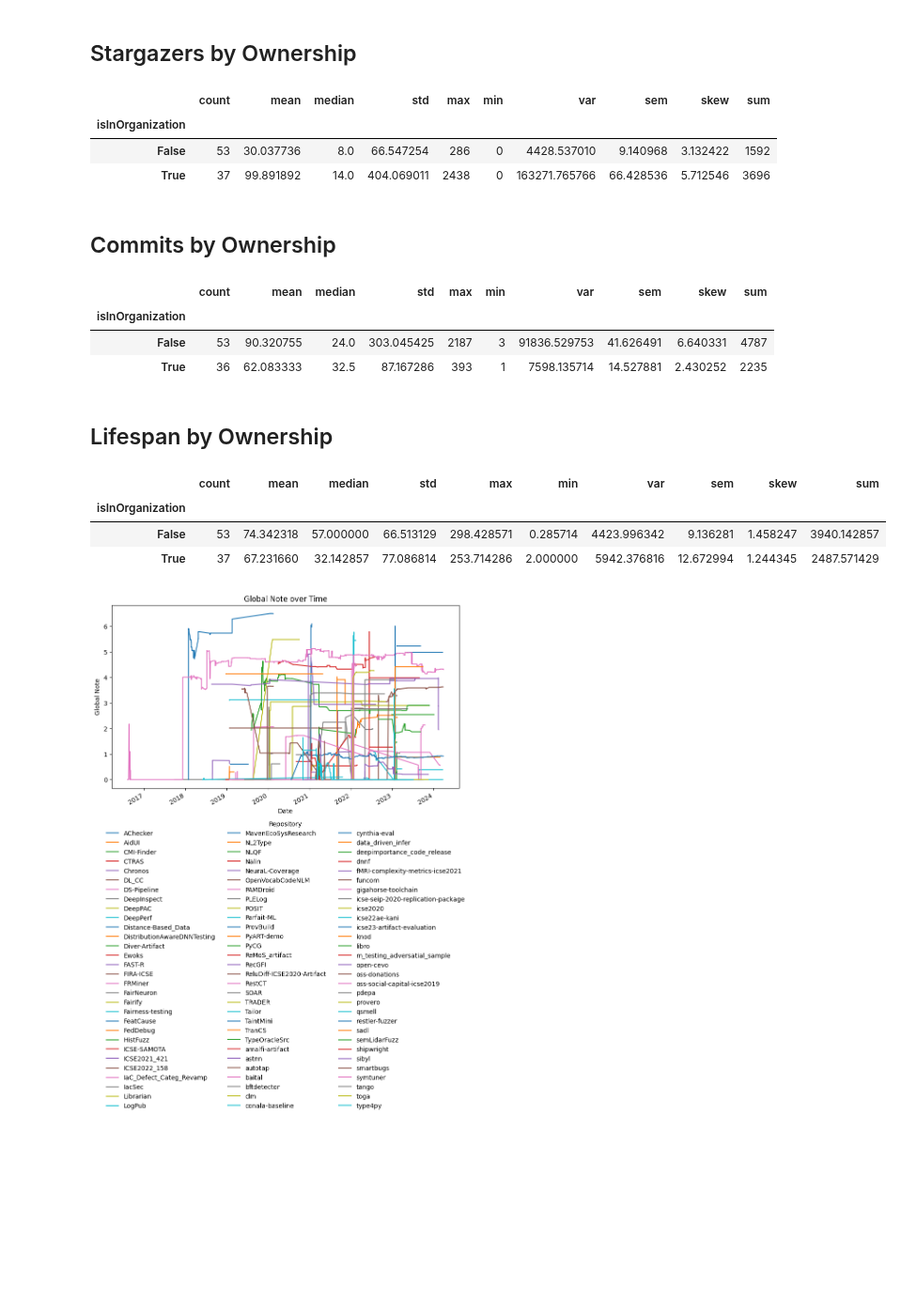
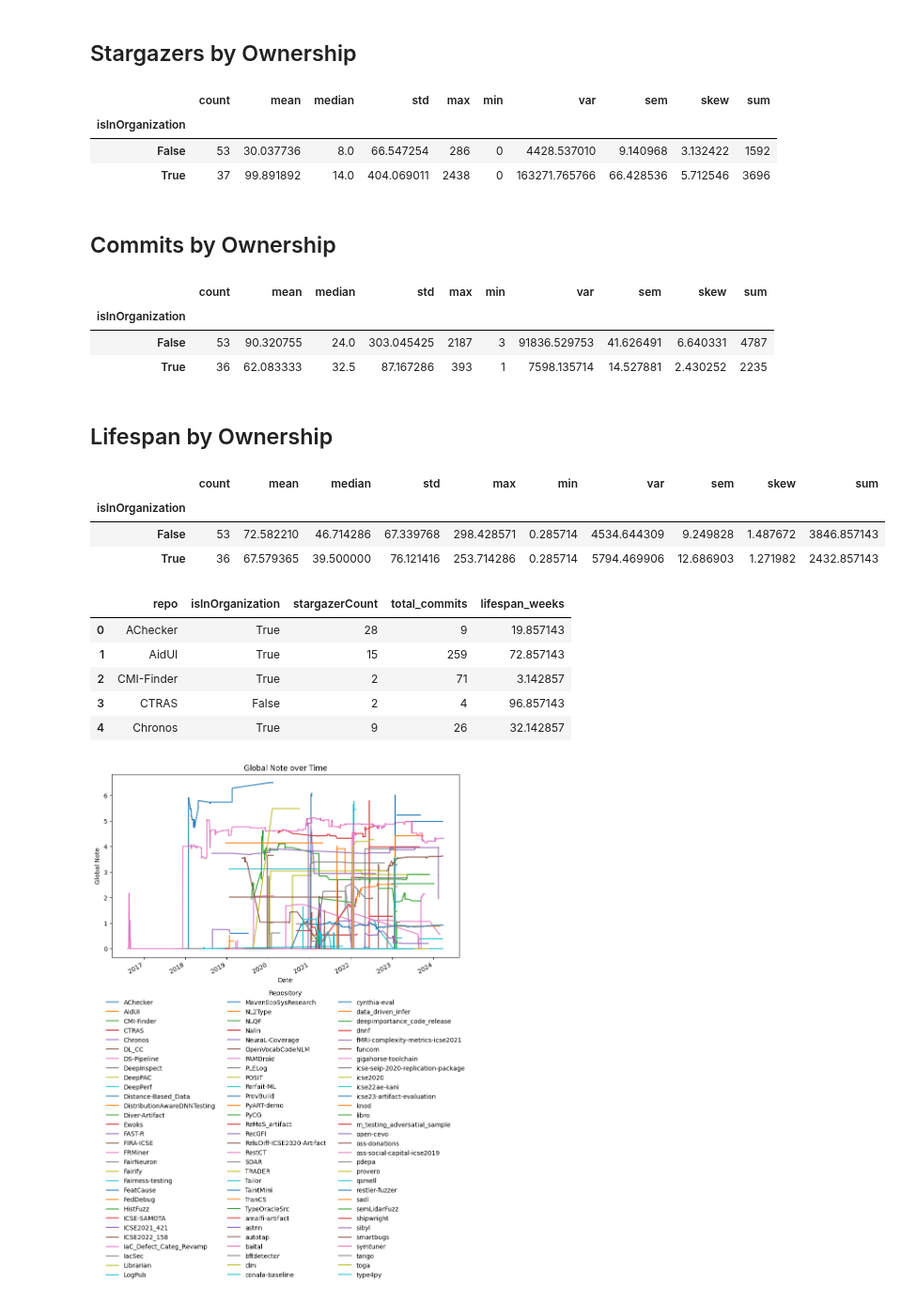
Before and after one commit to Majistaten/PyCIRAS, a Jupyter notebook: notebooks/Untitled.ipynb, the cells around one changed output. Shown at 94% size. Saved outputs shown, nothing was run; the diff lists cells and outputs as text; code cells hidden in the pictures; blank space fills up the shorter version.

```diff
--- a/notebooks/Untitled.ipynb
+++ b/notebooks/Untitled.ipynb
@@ -112,36 +112,43 @@ sns.scatterplot(ax=axes[1, 1], data=merged_metadata_git, x="lifespan_weeks", y="
 axes[1, 1].set_title("Number of Stars vs lifespan (Color by Ownership)")
 axes[1, 1].set_xlabel("Lifespan")
 axes[1, 1].set_ylabel("Stargazers")
 axes[1, 1].set_xscale("log")
 axes[1, 1].set_yscale("log")
 
 plt.show()
 stars_by_ownership = metadata_df.groupby('isInOrganization')['stargazerCount'].agg(['count', 'mean', 'median', 'std', 'max', 'min', 'var', 'sem', 'skew', 'sum'])
 display(HTML('<h2>Stargazers by Ownership</h2>'))
 display(stars_by_ownership)
 commits_by_ownership = merged_metadata_git.groupby('isInOrganization')['total_commits'].agg(['count', 'mean', 'median', 'std', 'max', 'min', 'var', 'sem', 'skew', 'sum'])
 display(HTML('<h2>Commits by Ownership</h2>'))
 display(commits_by_ownership)
-lifespan_by_ownershit = metadata_df.groupby('isInOrganization')['lifespan_weeks'].agg(['count', 'mean', 'median', 'std', 'max', 'min', 'var', 'sem', 'skew', 'sum'])
+lifespan_by_ownershit = merged_metadata_git.groupby('isInOrganization')['lifespan_weeks'].agg(['count', 'mean', 'median', 'std', 'max', 'min', 'var', 'sem', 'skew', 'sum'])
 display(HTML('<h2>Lifespan by Ownership</h2>'))
 display(lifespan_by_ownershit)
+display(merged_metadata_git.head())
 # %% [output]
 [figure]
 Stargazers by Ownership
 |  | count | mean | median | std | max | min | var | sem | skew | sum |
 | isInOrganization |  |  |  |  |  |  |  |  |  |  |
 | False | 53 | 30.037736 | 8.0 | 66.547254 | 286 | 0 | 4428.537010 | 9.140968 | 3.132422 | 1592 |
 | True | 37 | 99.891892 | 14.0 | 404.069011 | 2438 | 0 | 163271.765766 | 66.428536 | 5.712546 | 3696 |
 Commits by Ownership
 |  | count | mean | median | std | max | min | var | sem | skew | sum |
 | isInOrganization |  |  |  |  |  |  |  |  |  |  |
 | False | 53 | 90.320755 | 24.0 | 303.045425 | 2187 | 3 | 91836.529753 | 41.626491 | 6.640331 | 4787 |
 | True | 36 | 62.083333 | 32.5 | 87.167286 | 393 | 1 | 7598.135714 | 14.527881 | 2.430252 | 2235 |
 Lifespan by Ownership
 |  | count | mean | median | std | max | min | var | sem | skew | sum |
 | isInOrganization |  |  |  |  |  |  |  |  |  |  |
-| False | 53 | 74.342318 | 57.000000 | 66.513129 | 298.428571 | 0.285714 | 4423.996342 | 9.136281 | 1.458247 | 3940.142857 |
-| True | 37 | 67.231660 | 32.142857 | 77.086814 | 253.714286 | 2.000000 | 5942.376816 | 12.672994 | 1.244345 | 2487.571429 |
+| False | 53 | 72.582210 | 46.714286 | 67.339768 | 298.428571 | 0.285714 | 4534.644309 | 9.249828 | 1.487672 | 3846.857143 |
+| True | 36 | 67.579365 | 39.500000 | 76.121416 | 253.714286 | 0.285714 | 5794.469906 | 12.686903 | 1.271982 | 2432.857143 |
+|  | repo | isInOrganization | stargazerCount | total_commits | lifespan_weeks |
+| 0 | AChecker | True | 28 | 9 | 19.857143 |
+| 1 | AidUI | True | 15 | 259 | 72.857143 |
+| 2 | CMI-Finder | True | 2 | 71 | 3.142857 |
+| 3 | CTRAS | False | 2 | 4 | 96.857143 |
+| 4 | Chronos | True | 9 | 26 | 32.142857 |
 # %%
 fig, ax = plt.subplots(figsize=(10, 6))
 
```
Also changed, not shown: parts of 3 cells of this notebook, 1 other file.
